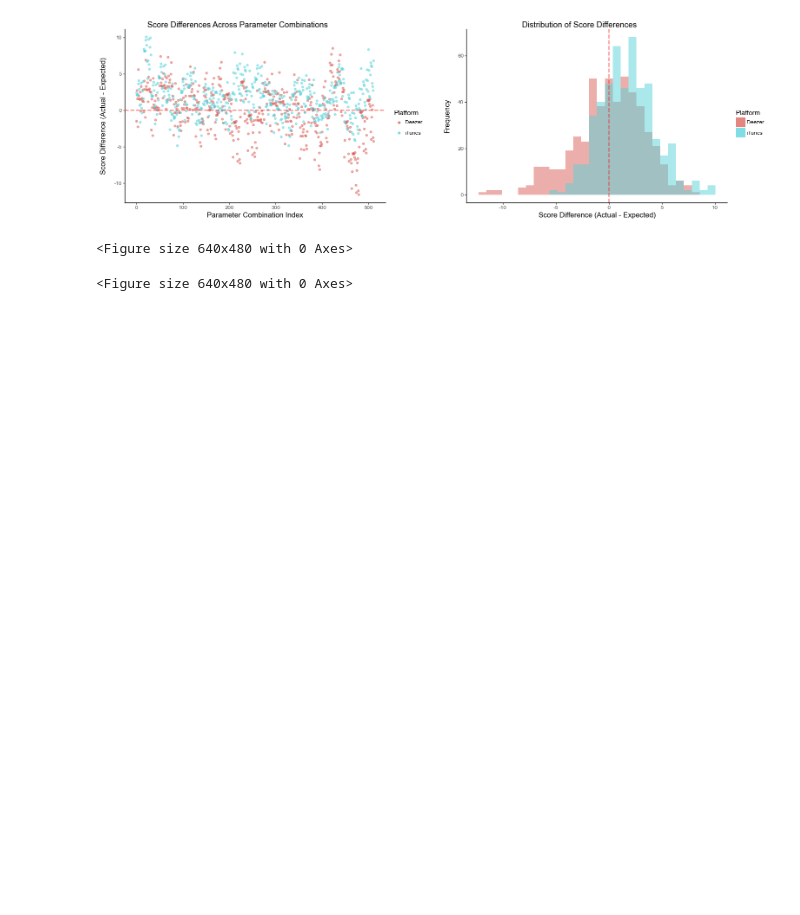
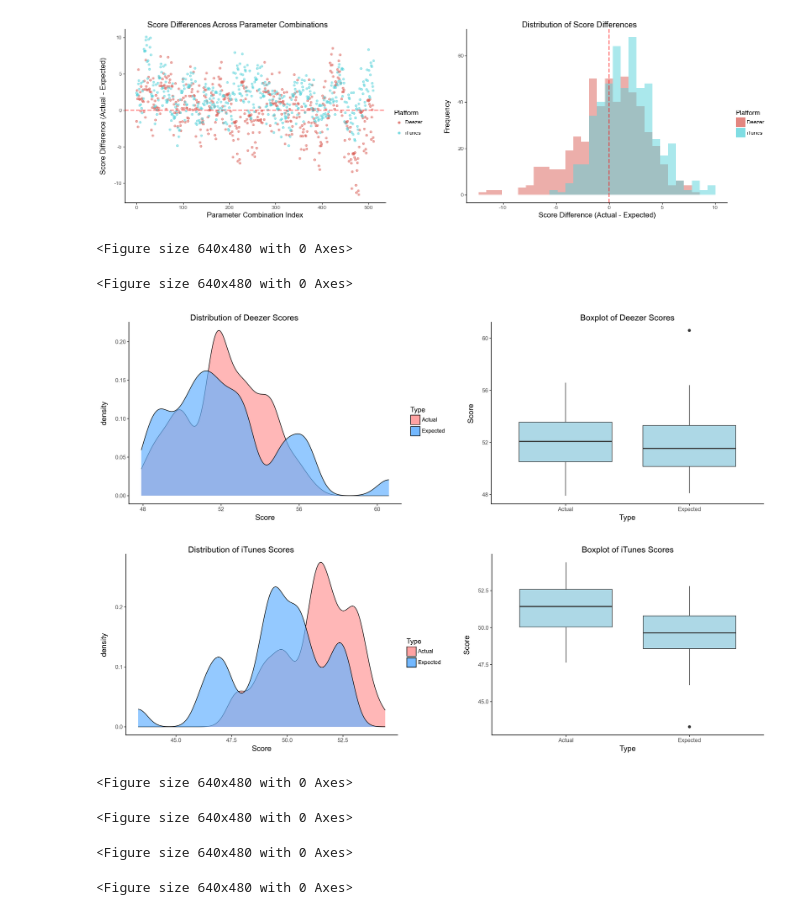
Before and after one commit to sueszli/neice, a Jupyter notebook: docs/plot.ipynb, the cells around one changed output. Cells and saved outputs as stored; diff of their text form; code cells hidden in the pictures; blank space fills up the shorter version.

```diff
--- a/docs/plot.ipynb
+++ b/docs/plot.ipynb
@@ -125,3 +125,69 @@ combined_plot.savefig("diff.png")
 [figure]
 <Figure size 640x480 with 0 Axes>
 <Figure size 640x480 with 0 Axes>
+# %%
+import pandas as pd
+import numpy as np
+from scipy import stats
+from plotnine import *
+
+def plot(actual_scores, expected_scores, score_type):
+    df = pd.DataFrame({
+        'Score': actual_scores + expected_scores,
+        'Type': ['Actual'] * len(actual_scores) + ['Expected'] * len(expected_scores)
+    })
+
+    p1 = (ggplot(df, aes(x='Score', fill='Type'))
+          + geom_density(alpha=0.7)
+          + labs(title=f'Distribution of {score_type} Scores')
+          + theme_classic()
+          + scale_fill_manual(values=["#FF9999", "#66B2FF"]))
+
+    p2 = (ggplot(df, aes(x='Type', y='Score'))
+          + geom_boxplot(fill="lightblue")
+          + labs(title=f'Boxplot of {score_type} Scores')
+          + theme_classic())
+
+    import patchworklib as pw
+
+    p1_pw = pw.load_ggplot(p1, figsize=(6, 4))
+    p2_pw = pw.load_ggplot(p2, figsize=(6, 4))
+    combined_plot = p1_pw | p2_pw
+    # combined_plot.savefig(f"{score_type}.png")
+    display(combined_plot)
+
+actual_scores_deezer = []
+expected_scores_deezer = []
+actual_scores_itunes = []
+expected_scores_itunes = []
+
+for alpha_ent in [0.30, 0.40]:
+    for alpha_word in [0.2, 0.3, 0.4, 0.5]:
+        for k in [20, 50, 100, 200]:
+            expected_row = expected[(expected["alpha_ent"] == alpha_ent) & (expected["alpha_word"] == alpha_word) & (expected["k"] == k)]
+
+            expected_score_deezer = expected_row["score_deezer"].values[0]
+            expected_score_itunes = expected_row["score_itunes"].values[0]
+
+            for n_topics in [10, 20, 50, 100]:
+                for n_neighbours in [5, 10, 20, 500]:
+                    actual_row = actual[(actual["alpha_ent"] == alpha_ent) & (actual["alpha_word"] == alpha_word) & (actual["k"] == k) & (actual["n_topics"] == n_topics) & (actual["n_neighbours"] == n_neighbours)]
+
+                    if not actual_row.empty:
+                        actual_score_deezer = actual_row["score_deezer"].values[0]
+                        actual_score_itunes = actual_row["score_itunes"].values[0]
+
+                        actual_scores_deezer.append(actual_score_deezer)
+                        expected_scores_deezer.append(expected_score_deezer)
+                        actual_scores_itunes.append(actual_score_itunes)
+                        expected_scores_itunes.append(expected_score_itunes)
+
+plot(actual_scores_deezer, expected_scores_deezer, "Deezer")
+plot(actual_scores_itunes, expected_scores_itunes, "iTunes")
+# %% [output]
+[figure, added]
+[figure, added]
+<Figure size 640x480 with 0 Axes>
+<Figure size 640x480 with 0 Axes>
+<Figure size 640x480 with 0 Axes>
+<Figure size 640x480 with 0 Axes>
```
Also changed, not shown: 5 other files.
